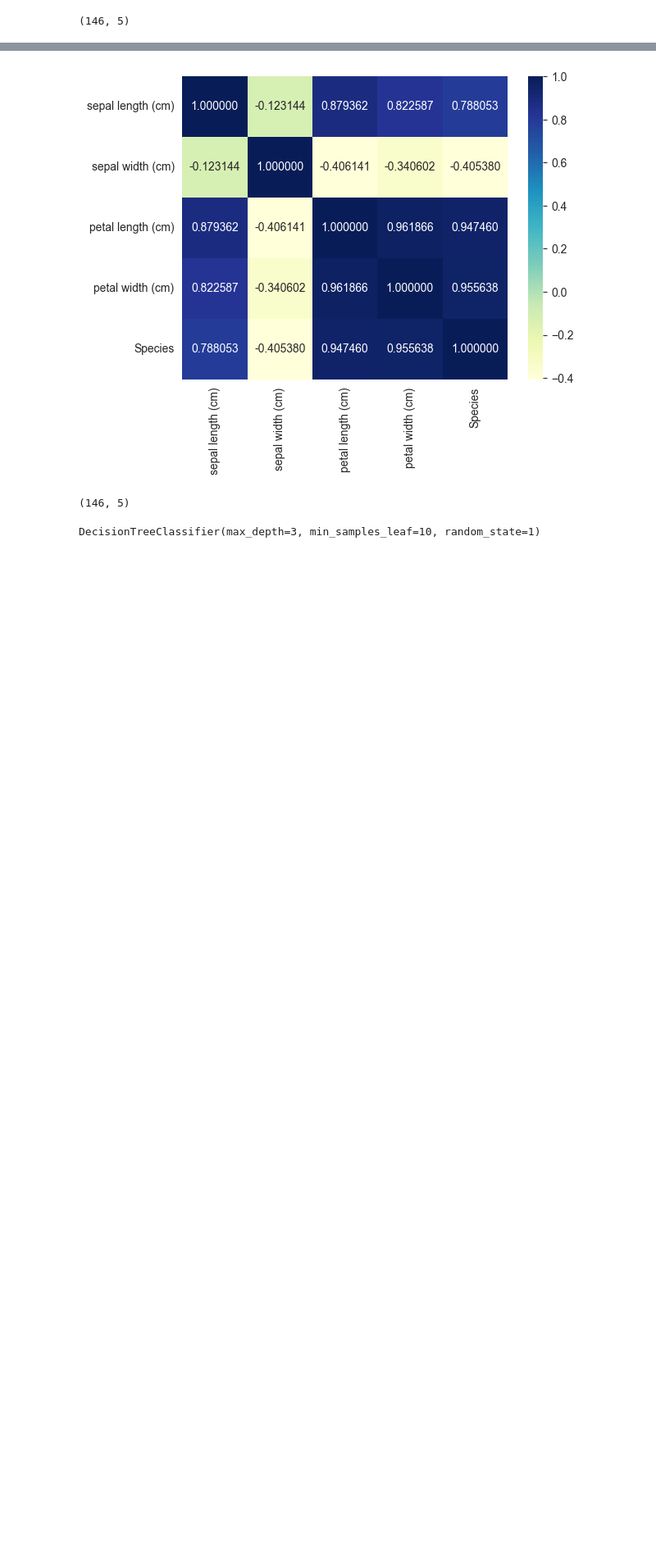
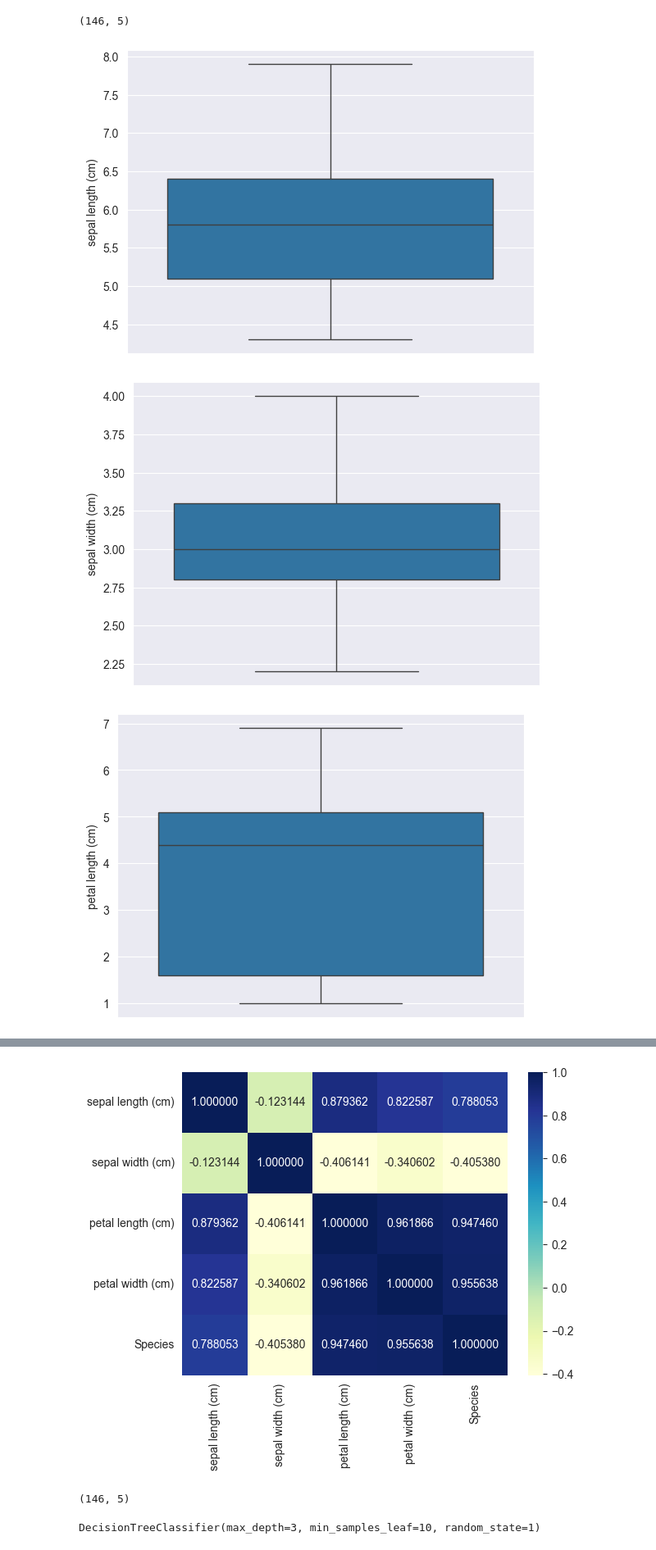
Before and after one commit to Ta3ikNSU/MLL, a Jupyter notebook: 1.Decision Tree.ipynb, the cells around one changed output, grey strips where cells are left out. Shown at 82% size. Saved outputs shown, nothing was run; the diff lists cells and outputs as text; code cells hidden in the pictures; blank space fills up the shorter version.

```diff
--- a/1.Decision Tree.ipynb
+++ b/1.Decision Tree.ipynb
@@ -79,3 +78,12 @@ df = df[(df['sepal width (cm)'] >= q1-1.5*iqr) & (df['sepal width (cm)'] <= q3+1
 df.shape
 # %% [output]
 (146, 5)
+# %%
+cols = df.columns[0:-1]
+for i in cols:
+    sns.boxplot(y=df[i])
+    plt.show()
+# %% [output]
+[figure, added]
+[figure, added]
+[figure, added]
```
Also changed, not shown: parts of 8 cells of this notebook, 12 other files.
